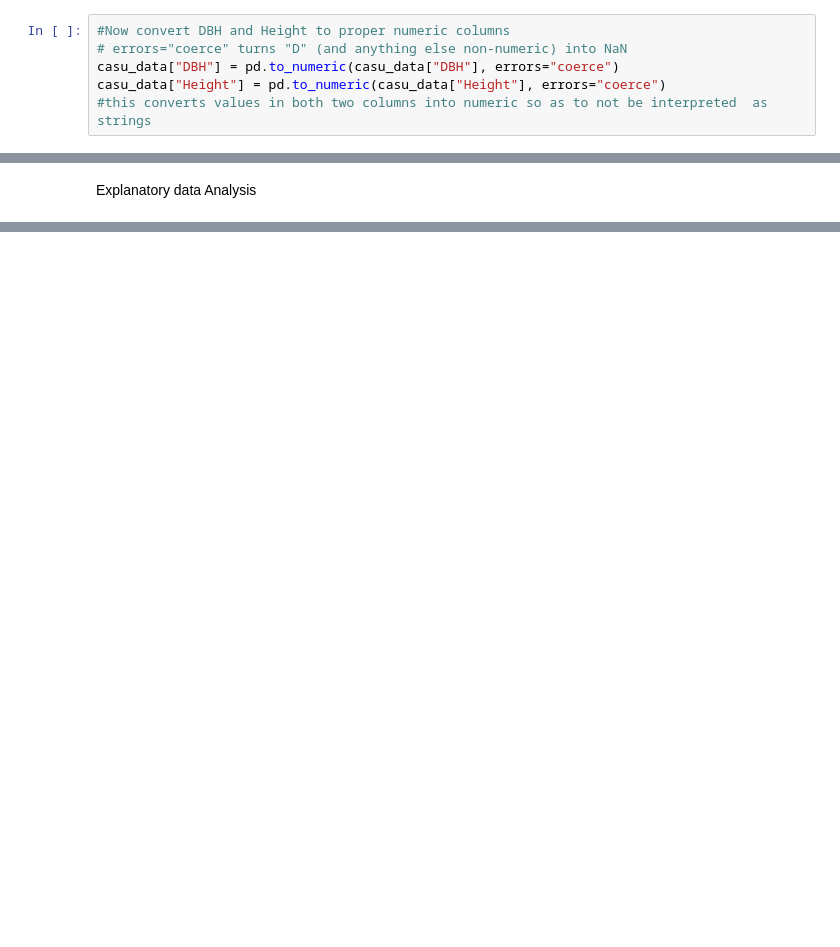
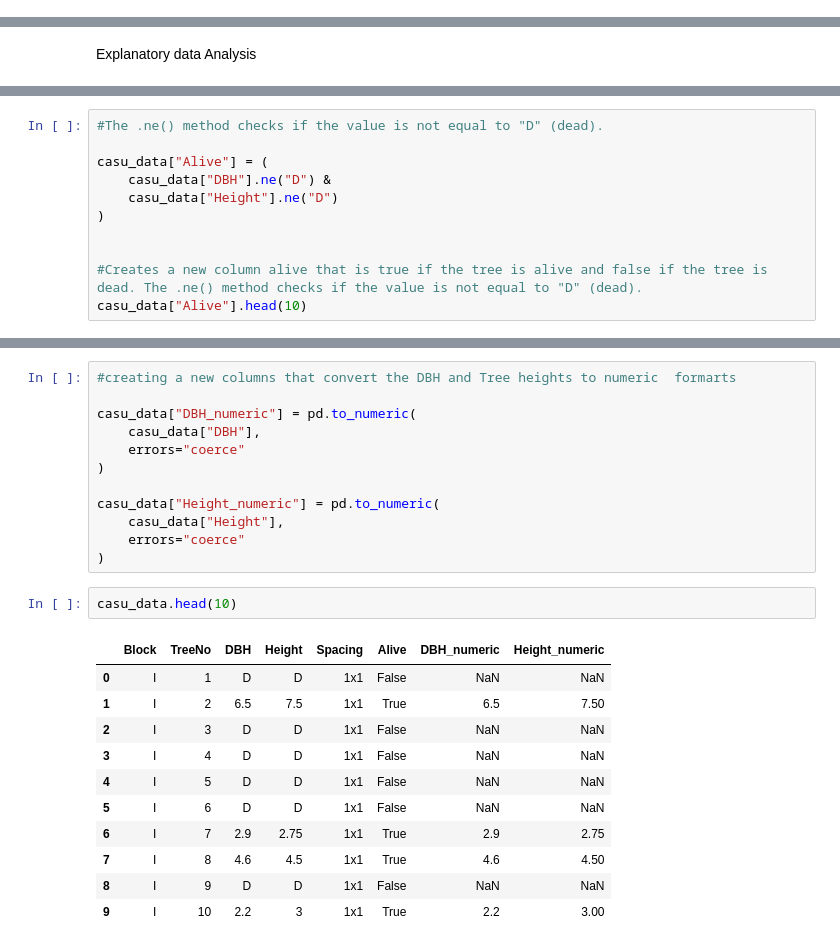
Before and after one commit to kelvinjira/Casaurina_growing, a Jupyter notebook: cas.ipynb, the cells around one changed output, grey strips where cells are left out. Saved outputs shown, nothing was run; the diff lists cells and outputs as text; blank space fills up the shorter version.

```diff
--- a/cas.ipynb
+++ b/cas.ipynb
@@ -34,6 +32,0 @@ casu_data.head()
-# %%
-#Now convert DBH and Height to proper numeric columns
-# errors="coerce" turns "D" (and anything else non-numeric) into NaN
-casu_data["DBH"] = pd.to_numeric(casu_data["DBH"], errors="coerce")
-casu_data["Height"] = pd.to_numeric(casu_data["Height"], errors="coerce")
-#this converts values in both two columns into numeric so as to not be interpreted  as strings
@@ -126,0 +72,11 @@ Spacing Block
+# %%
+#The .ne() method checks if the value is not equal to "D" (dead).
+
+casu_data["Alive"] = (
+    casu_data["DBH"].ne("D") &
+    casu_data["Height"].ne("D")
+)
+
+
+#Creates a new column alive that is true if the tree is alive and false if the tree is dead. The .ne() method checks if the value is not equal to "D" (dead).
+casu_data["Alive"].head(10)
@@ -126,0 +188,26 @@ Spacing Block
+# %%
+#creating a new columns that convert the DBH and Tree heights to numeric  formarts
+
+casu_data["DBH_numeric"] = pd.to_numeric(
+    casu_data["DBH"],
+    errors="coerce"
+)
+
+casu_data["Height_numeric"] = pd.to_numeric(
+    casu_data["Height"],
+    errors="coerce"
+)
+# %%
+casu_data.head(10)
+# %% [output]
+|  | Block | TreeNo | DBH | Height | Spacing | Alive | DBH_numeric | Height_numeric |
+| 0 | I | 1 | D | D | 1x1 | False | NaN | NaN |
+| 1 | I | 2 | 6.5 | 7.5 | 1x1 | True | 6.5 | 7.50 |
+| 2 | I | 3 | D | D | 1x1 | False | NaN | NaN |
+| 3 | I | 4 | D | D | 1x1 | False | NaN | NaN |
+| 4 | I | 5 | D | D | 1x1 | False | NaN | NaN |
+| 5 | I | 6 | D | D | 1x1 | False | NaN | NaN |
+| 6 | I | 7 | 2.9 | 2.75 | 1x1 | True | 2.9 | 2.75 |
+| 7 | I | 8 | 4.6 | 4.5 | 1x1 | True | 4.6 | 4.50 |
+| 8 | I | 9 | D | D | 1x1 | False | NaN | NaN |
+| 9 | I | 10 | 2.2 | 3 | 1x1 | True | 2.2 | 3.00 |
```
Also changed, not shown: parts of 25 cells of this notebook.
